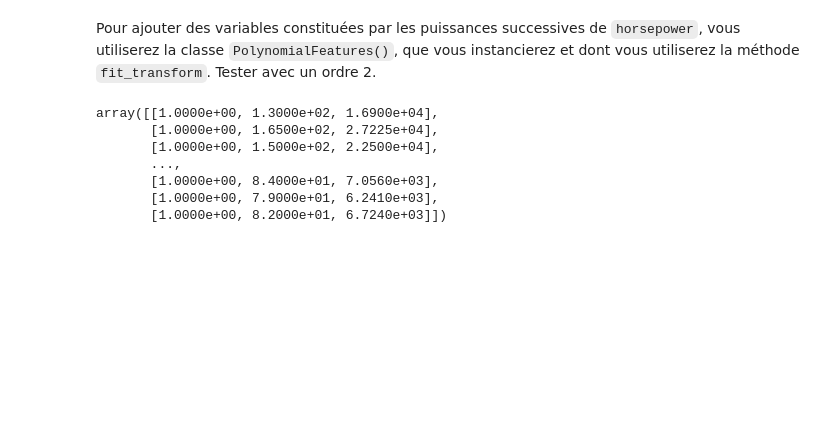
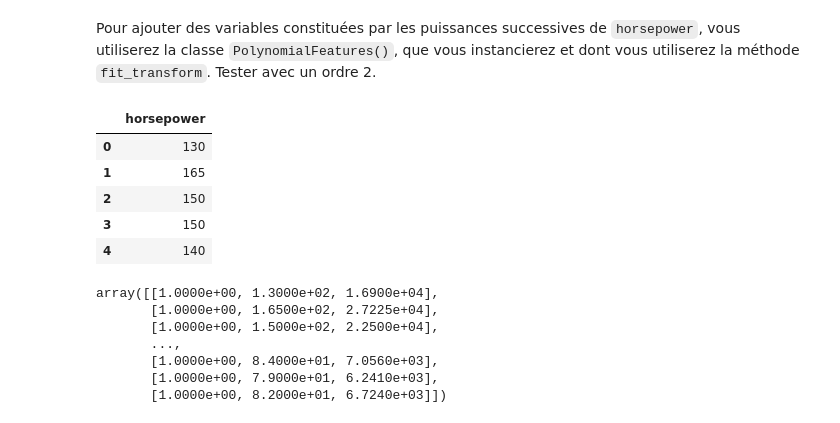
Before and after one commit to Leukoss/Apprentissage-Autmatique-1, a Jupyter notebook: 04 - CrossValidation Bootstrap/Travaux Pratiques/TPCrossValBoot_correction_python (2022).ipynb, the cells around one changed output. Cells and saved outputs as stored; diff of their text form; code cells hidden in the pictures; blank space fills up the shorter version.

```diff
--- a/04 - CrossValidation Bootstrap/Travaux Pratiques/TPCrossValBoot_correction_python (2022).ipynb
+++ b/04 - CrossValidation Bootstrap/Travaux Pratiques/TPCrossValBoot_correction_python (2022).ipynb
@@ -122,6 +122,15 @@ Pour ajouter des variables constituées par les puissances successives de `horse
 ordre = 2
 poly = PolynomialFeatures(degree=ordre)
 X_poly = poly.fit_transform(df[['horsepower']])
+# %%
+df[['horsepower']].head()
+# %% [output]
+|  | horsepower |
+| 0 | 130 |
+| 1 | 165 |
+| 2 | 150 |
+| 3 | 150 |
+| 4 | 140 |
 # %%
 X_poly
 # %% [output]
```
Also changed, not shown: parts of 37 cells of this notebook, 5 other files.
